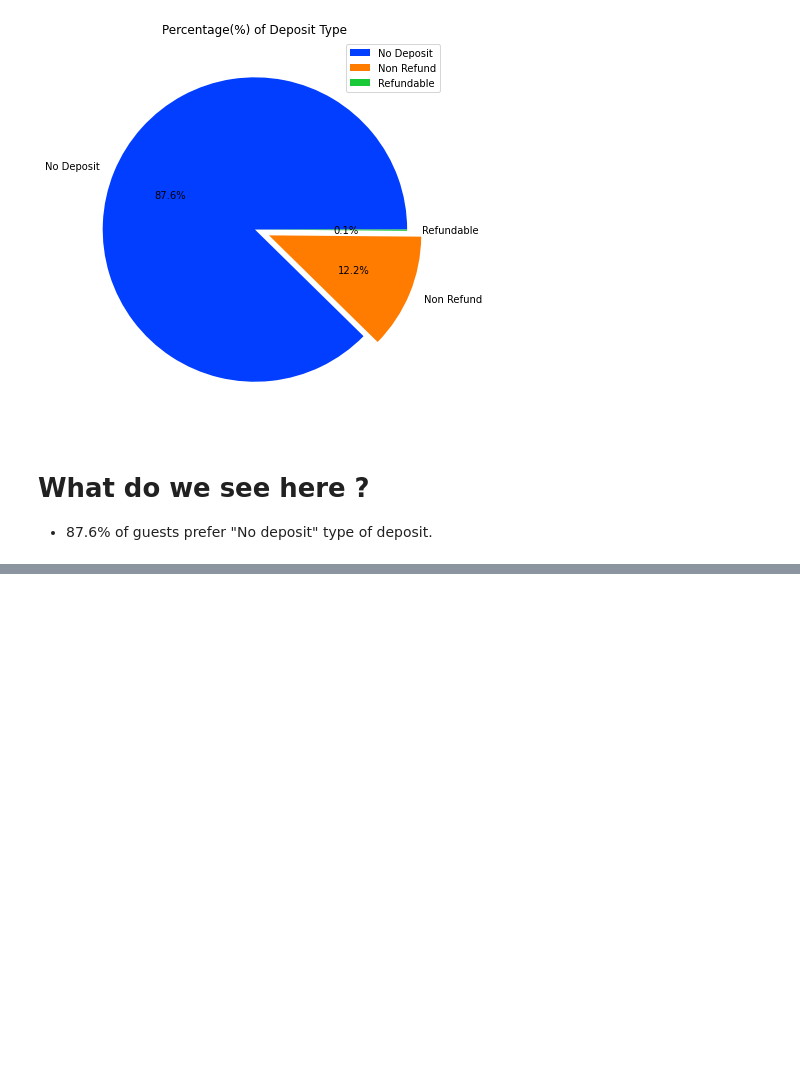
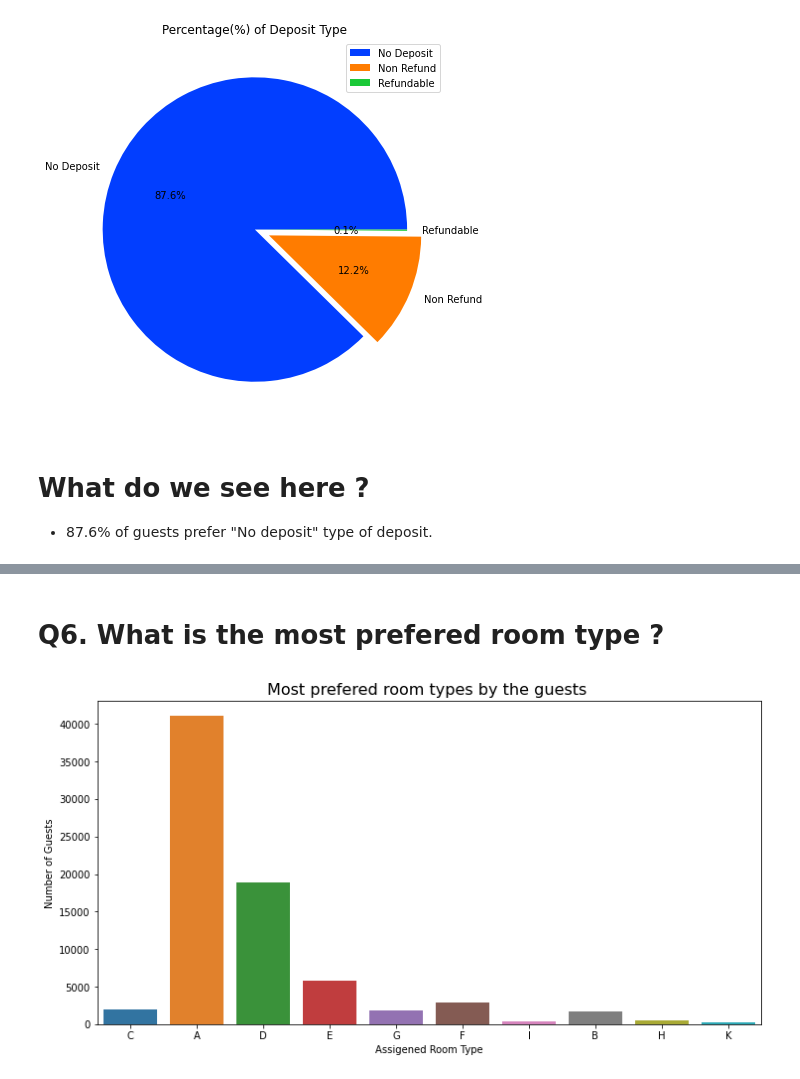
Before and after one commit to sachanneeraj/Hotels-Data-Analysis-EDA, a Jupyter notebook: Hotel_Booking_Analysis_Capstone_Project.ipynb, the cells around one changed output, grey strips where cells are left out. Cells and saved outputs as stored; diff of their text form; code cells hidden in the pictures; blank space fills up the shorter version.

```diff
--- a/Hotel_Booking_Analysis_Capstone_Project.ipynb
+++ b/Hotel_Booking_Analysis_Capstone_Project.ipynb
@@ -337,0 +372,11 @@ plt.show()
+# %% [markdown]
+# Q6. What is the most prefered room type ?
+# %%
+plt.figure(figsize = (12,6))
+sns.countplot(x=non_canceled['assigned_room_type'])
+plt.xlabel('Assigened Room Type')
+plt.ylabel('Number of Guests')
+plt.title('Most prefered room types by the guests ' , fontsize =16)
+plt.show()
+# %% [output]
+[figure, added]
```
Also changed, not shown: parts of 17 cells of this notebook.
